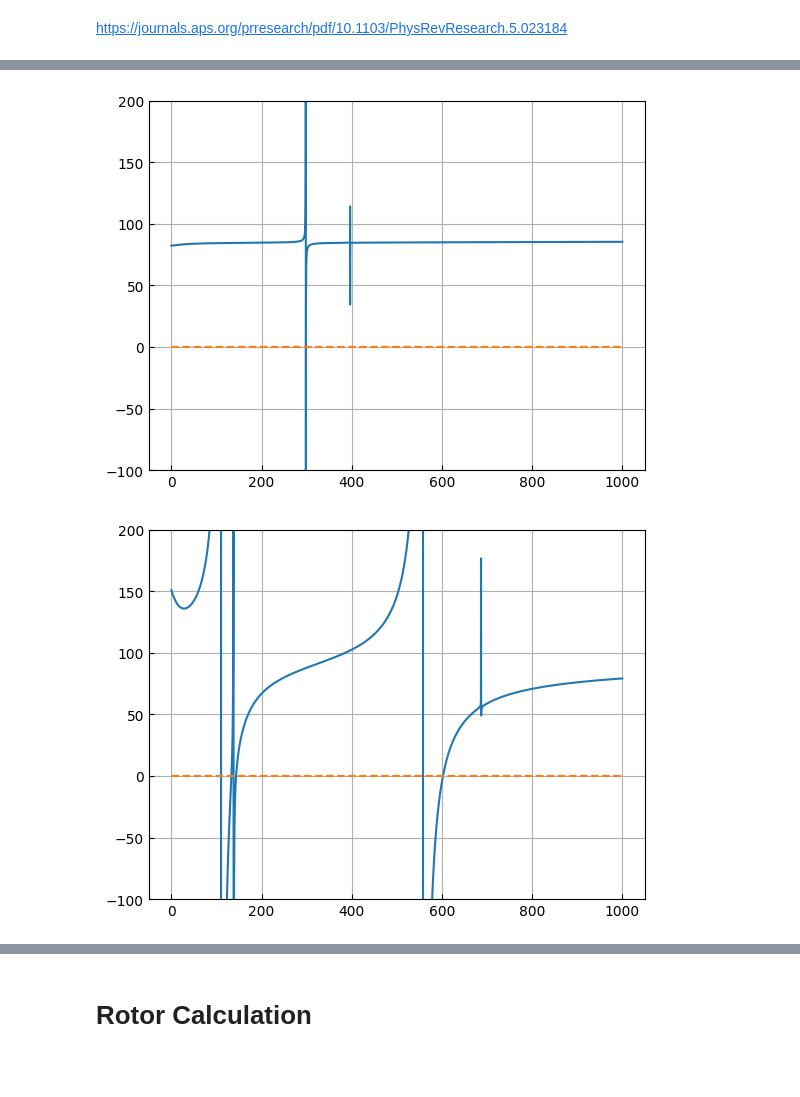
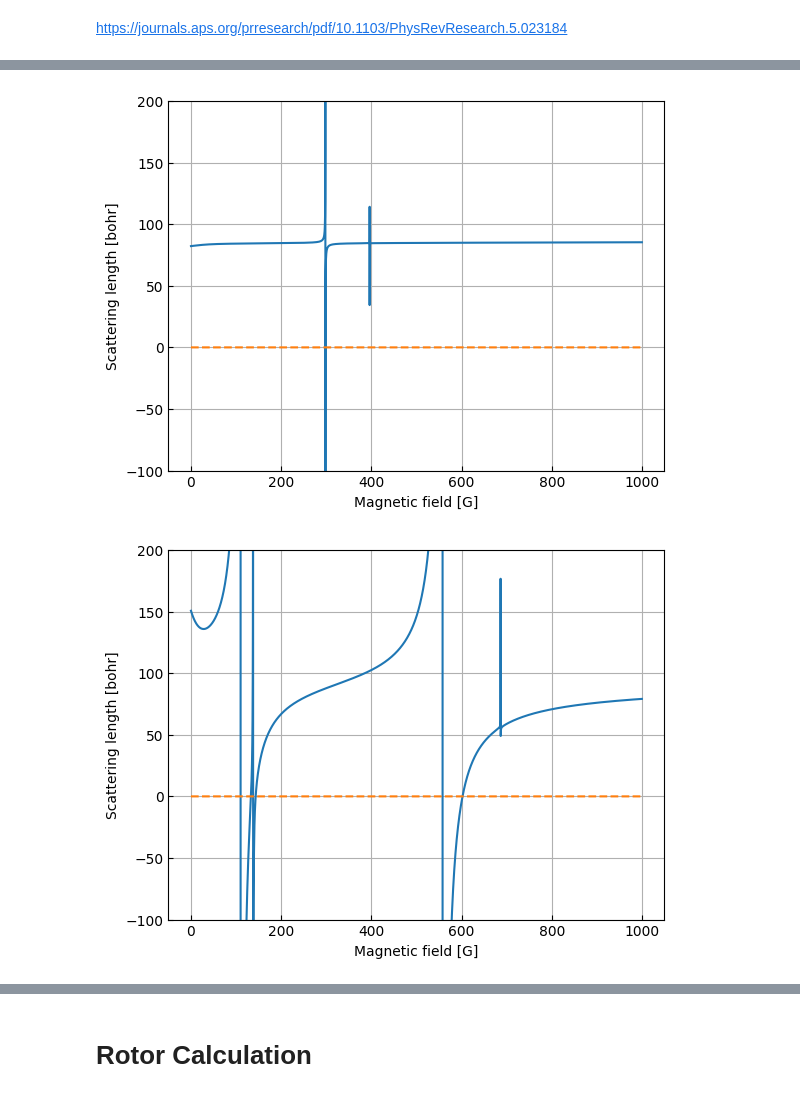
Before and after one commit to Wleter/scattering_problems, a Jupyter notebook: analysis/caf_rb_analysis.ipynb, the cells around one changed output, grey strips where cells are left out. Cells and saved outputs as stored; diff of their text form; code cells hidden in the pictures; blank space fills up the shorter version.

```diff
--- a/analysis/caf_rb_analysis.ipynb
+++ b/analysis/caf_rb_analysis.ipynb
@@ -67,18 +77,22 @@ data = utility.load("CaF_Rb_iso_scatterings_1_1.dat")
 fig, ax = utility.plot()
 ax.plot(data[:, 0], data[:, 1])
 ax.plot(data[:, 0], data[:, 2], linestyle="--")
-ax.set_ylim(-100, 200);
+ax.set_ylim(-100, 200)
+ax.set_xlabel("Magnetic field [G]")
+ax.set_ylabel("Scattering length [bohr]");
 # %% [output]
-[figure, old version]
+[figure, new version]
 # %%
 data = utility.load("CaF_Rb_iso_scatterings_1_0.dat")
 
 fig, ax = utility.plot()
 ax.plot(data[:, 0], data[:, 1])
 ax.plot(data[:, 0], data[:, 2], linestyle="--")
-ax.set_ylim(-100, 200);
+ax.set_ylim(-100, 200)
+ax.set_xlabel("Magnetic field [G]")
+ax.set_ylabel("Scattering length [bohr]");
 # %% [output]
-[figure, old version]
+[figure, new version]
 # %%
 data = utility.load("CaF_Rb_iso_scatterings_0_2.dat")
 
```
Also changed, not shown: parts of 18 cells of this notebook, 11 other files.
